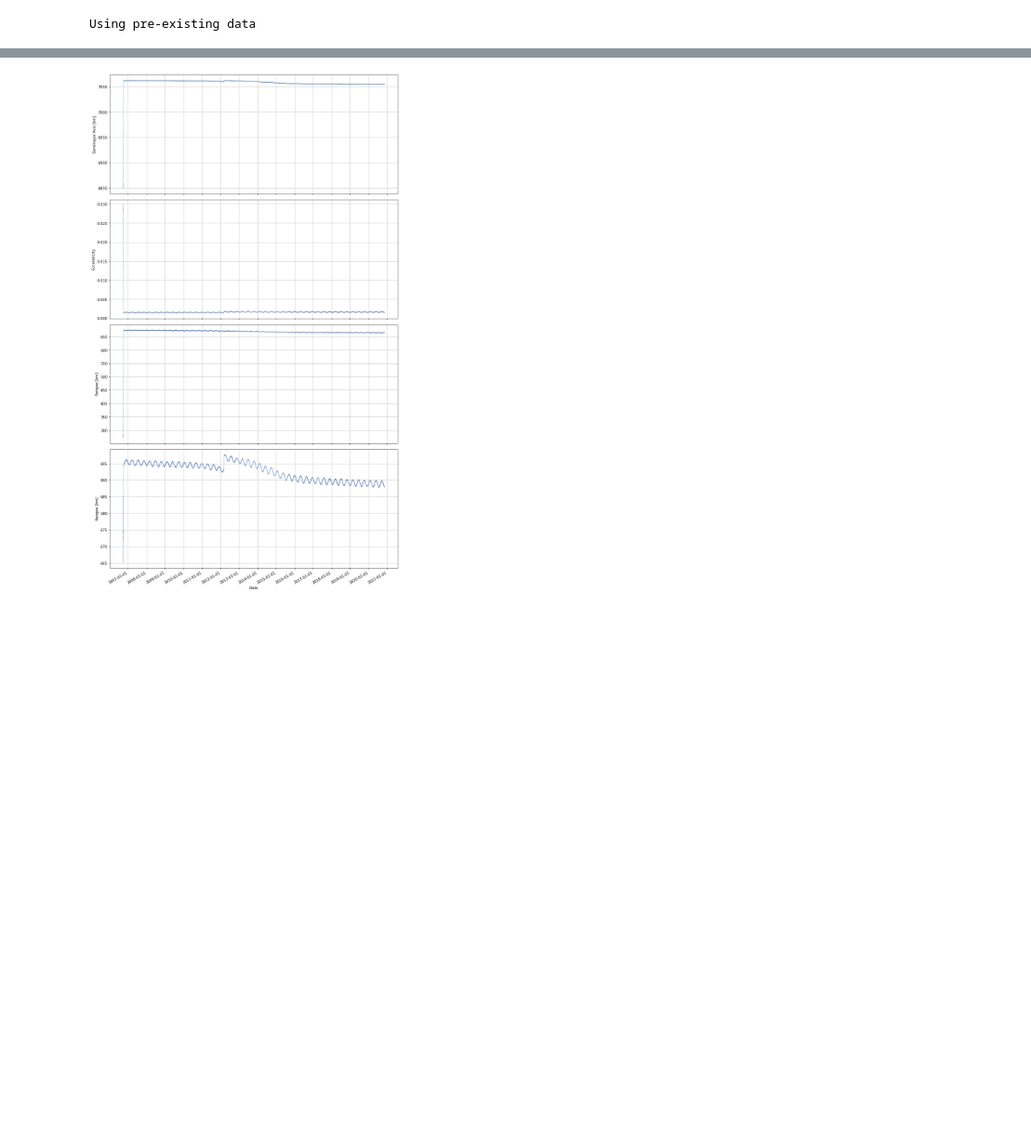
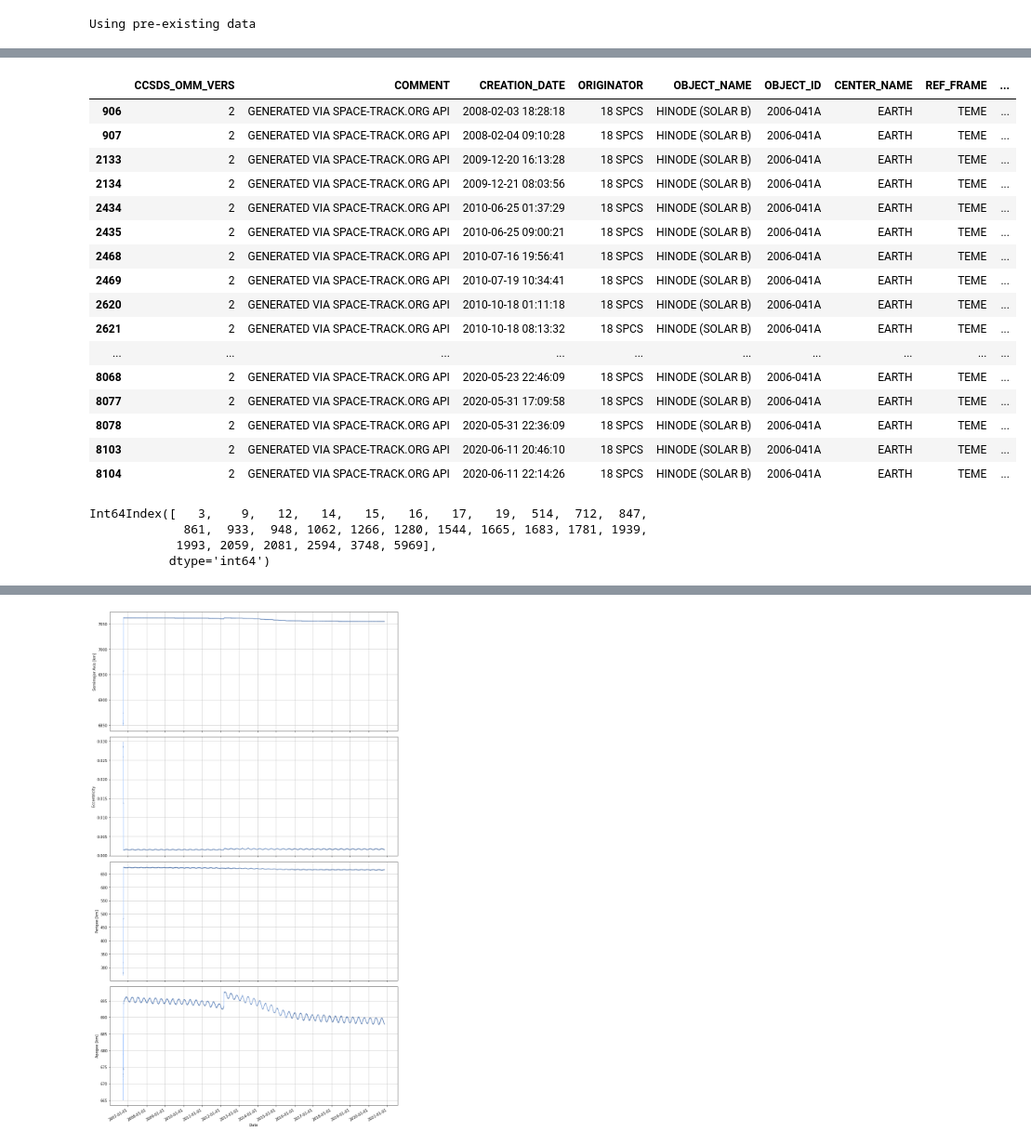
Before and after one commit to nishida/tle, a Jupyter notebook: spacetracktest3-gp.ipynb, the cells around one changed output, grey strips where cells are left out. Shown at 93% size. Drawn from its saved outputs; the diff is of its cells as text; code cells hidden in the pictures; blank space fills up the shorter version.

```diff
--- a/spacetracktest3-gp.ipynb
+++ b/spacetracktest3-gp.ipynb
@@ -53,0 +66,29 @@ Using pre-existing data
+# %%
+# EPOCHの重複
+df[df.duplicated(subset='EPOCH', keep=False)]
+# %% [output]
+|  | CCSDS_OMM_VERS | COMMENT | CREATION_DATE | ORIGINATOR | OBJECT_NAME | OBJECT_ID | CENTER_NAME | REF_FRAME | ... |
+| 906 | 2 | GENERATED VIA SPACE-TRACK.ORG API | 2008-02-03 18:28:18 | 18 SPCS | HINODE (SOLAR B) | 2006-041A | EARTH | TEME | ... |
+| 907 | 2 | GENERATED VIA SPACE-TRACK.ORG API | 2008-02-04 09:10:28 | 18 SPCS | HINODE (SOLAR B) | 2006-041A | EARTH | TEME | ... |
+| 2133 | 2 | GENERATED VIA SPACE-TRACK.ORG API | 2009-12-20 16:13:28 | 18 SPCS | HINODE (SOLAR B) | 2006-041A | EARTH | TEME | ... |
+| 2134 | 2 | GENERATED VIA SPACE-TRACK.ORG API | 2009-12-21 08:03:56 | 18 SPCS | HINODE (SOLAR B) | 2006-041A | EARTH | TEME | ... |
+| 2434 | 2 | GENERATED VIA SPACE-TRACK.ORG API | 2010-06-25 01:37:29 | 18 SPCS | HINODE (SOLAR B) | 2006-041A | EARTH | TEME | ... |
+| 2435 | 2 | GENERATED VIA SPACE-TRACK.ORG API | 2010-06-25 09:00:21 | 18 SPCS | HINODE (SOLAR B) | 2006-041A | EARTH | TEME | ... |
+| 2468 | 2 | GENERATED VIA SPACE-TRACK.ORG API | 2010-07-16 19:56:41 | 18 SPCS | HINODE (SOLAR B) | 2006-041A | EARTH | TEME | ... |
+| 2469 | 2 | GENERATED VIA SPACE-TRACK.ORG API | 2010-07-19 10:34:41 | 18 SPCS | HINODE (SOLAR B) | 2006-041A | EARTH | TEME | ... |
+| 2620 | 2 | GENERATED VIA SPACE-TRACK.ORG API | 2010-10-18 01:11:18 | 18 SPCS | HINODE (SOLAR B) | 2006-041A | EARTH | TEME | ... |
+| 2621 | 2 | GENERATED VIA SPACE-TRACK.ORG API | 2010-10-18 08:13:32 | 18 SPCS | HINODE (SOLAR B) | 2006-041A | EARTH | TEME | ... |
+| ... | ... | ... | ... | ... | ... | ... | ... | ... | ... |
+| 8068 | 2 | GENERATED VIA SPACE-TRACK.ORG API | 2020-05-23 22:46:09 | 18 SPCS | HINODE (SOLAR B) | 2006-041A | EARTH | TEME | ... |
+| 8077 | 2 | GENERATED VIA SPACE-TRACK.ORG API | 2020-05-31 17:09:58 | 18 SPCS | HINODE (SOLAR B) | 2006-041A | EARTH | TEME | ... |
+| 8078 | 2 | GENERATED VIA SPACE-TRACK.ORG API | 2020-05-31 22:36:09 | 18 SPCS | HINODE (SOLAR B) | 2006-041A | EARTH | TEME | ... |
+| 8103 | 2 | GENERATED VIA SPACE-TRACK.ORG API | 2020-06-11 20:46:10 | 18 SPCS | HINODE (SOLAR B) | 2006-041A | EARTH | TEME | ... |
+| 8104 | 2 | GENERATED VIA SPACE-TRACK.ORG API | 2020-06-11 22:14:26 | 18 SPCS | HINODE (SOLAR B) | 2006-041A | EARTH | TEME | ... |
+# %%
+# EPOCHの間隔が1秒未満
+print(dt[(dt > 0) & (dt < 1)].index)
+# %% [output]
+Int64Index([   3,    9,   12,   14,   15,   16,   17,   19,  514,  712,  847,
+             861,  933,  948, 1062, 1266, 1280, 1544, 1665, 1683, 1781, 1939,
+            1993, 2059, 2081, 2594, 3748, 5969],
+           dtype='int64')
```
Also changed, not shown: parts of 28 cells of this notebook.
